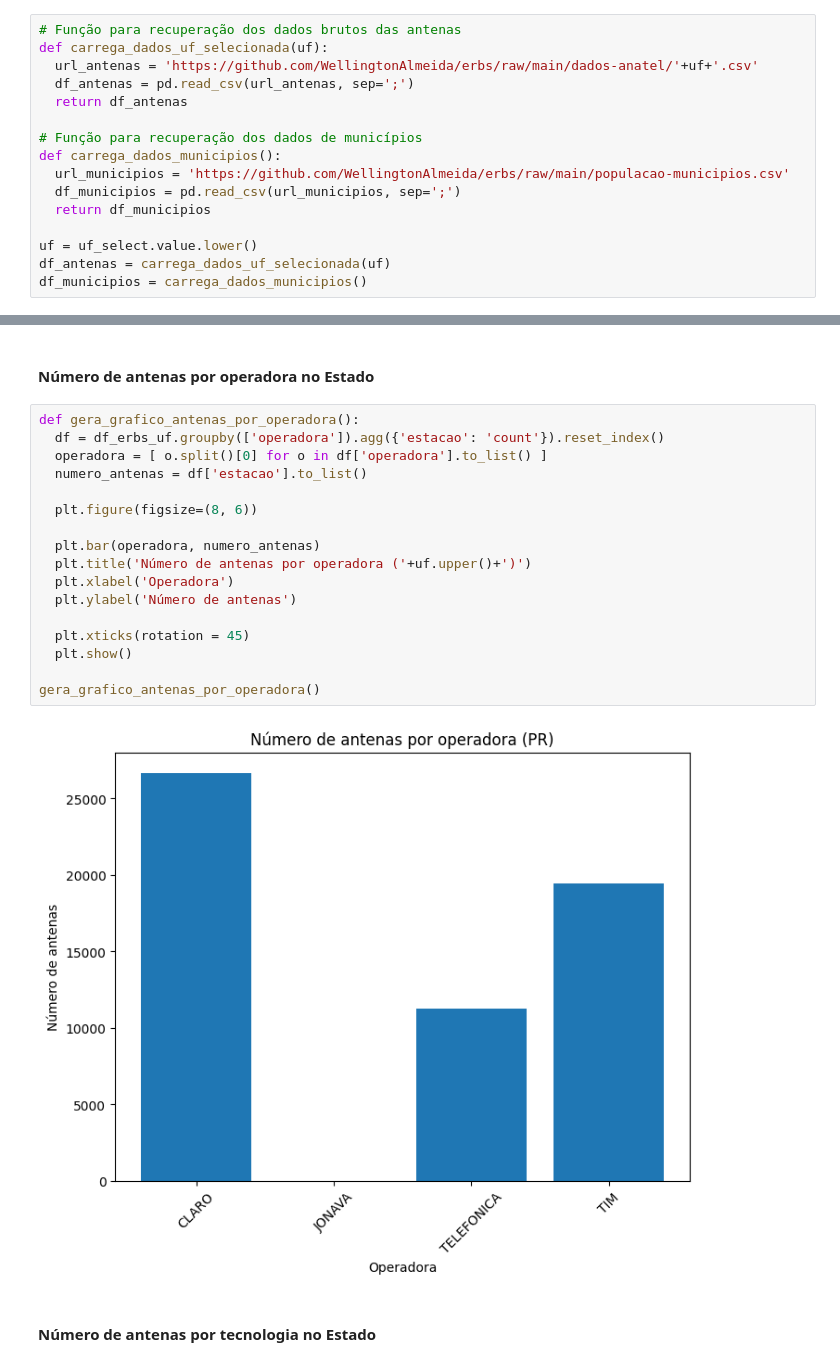
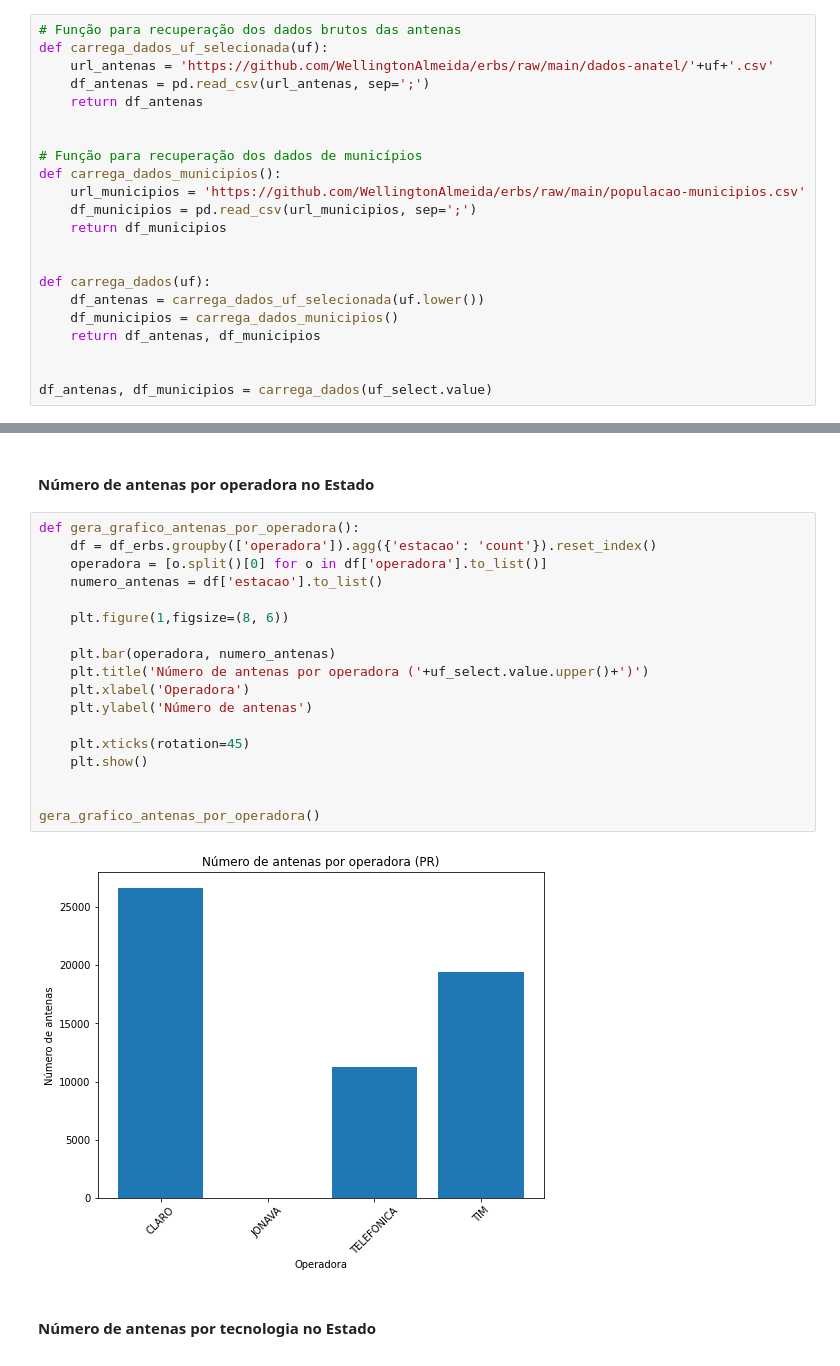
Before and after one commit to WellingtonAlmeida/mestrado-linguagem-de-programacao, a Jupyter notebook: projeto-avaliativo/utfpr_lp_projeto_avaliativo.ipynb, the cells around one changed output, grey strips where cells are left out. Cells and saved outputs as stored; diff of their text form.

```diff
--- a/projeto-avaliativo/utfpr_lp_projeto_avaliativo.ipynb
+++ b/projeto-avaliativo/utfpr_lp_projeto_avaliativo.ipynb
@@ -87,16 +88,22 @@ VBox(children=(Label(value='Selecione o escopo da análise:'), Dropdown(descript
 # %%
 # Função para recuperação dos dados brutos das antenas
 def carrega_dados_uf_selecionada(uf):
-  url_antenas = 'https://github.com/WellingtonAlmeida/erbs/raw/main/dados-anatel/'+uf+'.csv'
-  df_antenas = pd.read_csv(url_antenas, sep=';')
-  return df_antenas
+    url_antenas = 'https://github.com/WellingtonAlmeida/erbs/raw/main/dados-anatel/'+uf+'.csv'
+    df_antenas = pd.read_csv(url_antenas, sep=';')
+    return df_antenas
+
 
 # Função para recuperação dos dados de municípios
 def carrega_dados_municipios():
-  url_municipios = 'https://github.com/WellingtonAlmeida/erbs/raw/main/populacao-municipios.csv'
-  df_municipios = pd.read_csv(url_municipios, sep=';')
-  return df_municipios
+    url_municipios = 'https://github.com/WellingtonAlmeida/erbs/raw/main/populacao-municipios.csv'
+    df_municipios = pd.read_csv(url_municipios, sep=';')
+    return df_municipios
 
-uf = uf_select.value.lower()
-df_antenas = carrega_dados_uf_selecionada(uf)
-df_municipios = carrega_dados_municipios()
+
+def carrega_dados(uf):
+    df_antenas = carrega_dados_uf_selecionada(uf.lower())
+    df_municipios = carrega_dados_municipios()
+    return df_antenas, df_municipios
+
+
+df_antenas, df_municipios = carrega_dados(uf_select.value)
@@ -167,23 +285,24 @@ See the caveats in the documentation: https://pandas.pydata.org/pandas-docs/stab
 #### Número de antenas por operadora no Estado
 # %%
 def gera_grafico_antenas_por_operadora():
-  df = df_erbs_uf.groupby(['operadora']).agg({'estacao': 'count'}).reset_index()
-  operadora = [ o.split()[0] for o in df['operadora'].to_list() ]
-  numero_antenas = df['estacao'].to_list()
+    df = df_erbs.groupby(['operadora']).agg({'estacao': 'count'}).reset_index()
+    operadora = [o.split()[0] for o in df['operadora'].to_list()]
+    numero_antenas = df['estacao'].to_list()
 
-  plt.figure(figsize=(8, 6))
+    plt.figure(1,figsize=(8, 6))
 
-  plt.bar(operadora, numero_antenas)
-  plt.title('Número de antenas por operadora ('+uf.upper()+')')
-  plt.xlabel('Operadora')
-  plt.ylabel('Número de antenas')
+    plt.bar(operadora, numero_antenas)
+    plt.title('Número de antenas por operadora ('+uf_select.value.upper()+')')
+    plt.xlabel('Operadora')
+    plt.ylabel('Número de antenas')
 
-  plt.xticks(rotation = 45)
-  plt.show()
+    plt.xticks(rotation=45)
+    plt.show()
+
 
 gera_grafico_antenas_por_operadora()
 # %% [output]
-[figure, old version]
+[figure, new version]
 # %% [markdown]
 #### Número de antenas por tecnologia no Estado
 # %%
```
Also changed, not shown: parts of 11 cells of this notebook.
